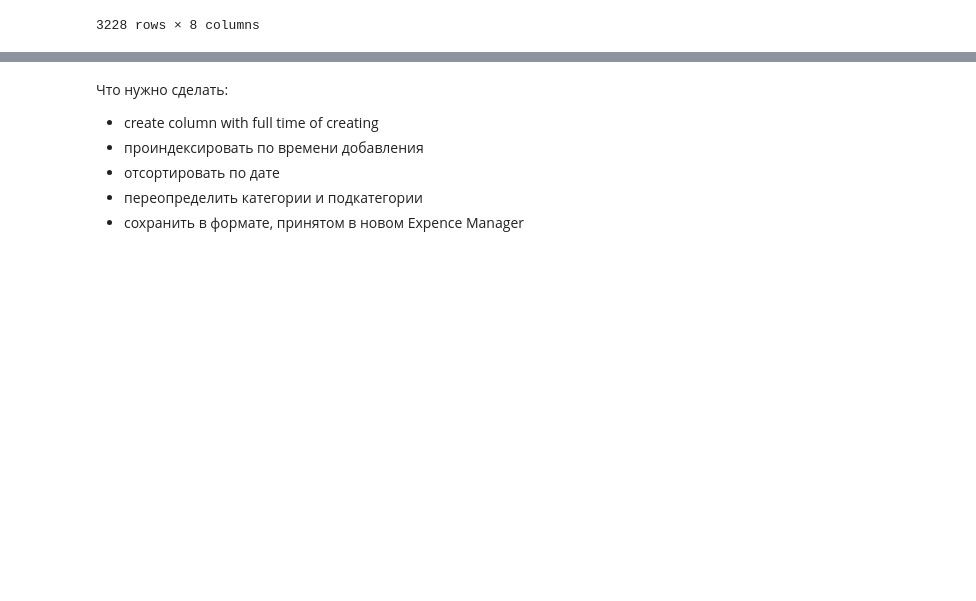
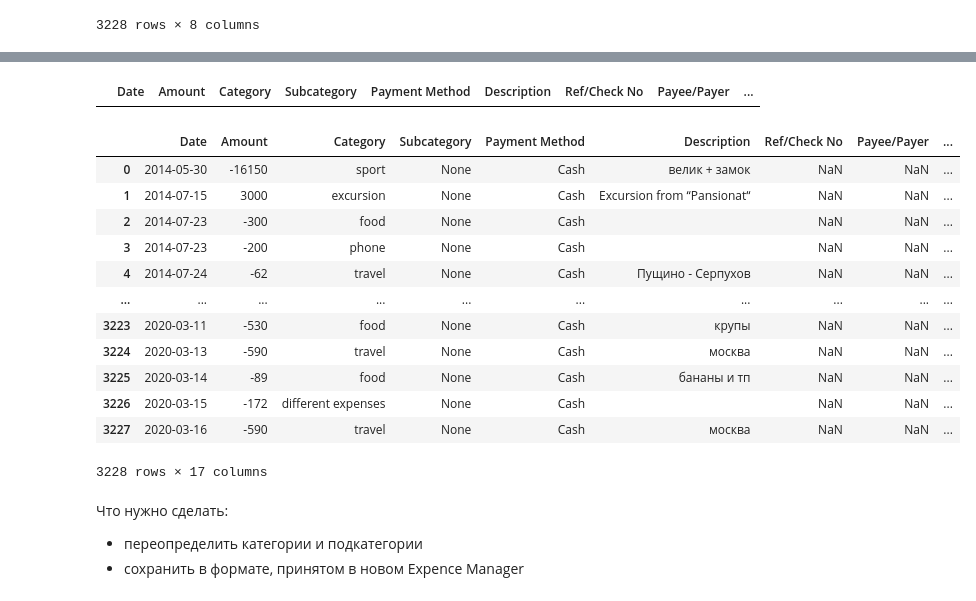
Before and after one commit to KazAndr/test_interesting_code, a Jupyter notebook: sql_reader/sql_reader.ipynb, the cells around one changed output, grey strips where cells are left out. Cells and saved outputs as stored; diff of their text form; code cells hidden in the pictures; blank space fills up the shorter version.

Commit message:
Добавлен код, сохраняющий объедененную таблицу в новый формат

```diff
--- a/sql_reader/sql_reader.ipynb
+++ b/sql_reader/sql_reader.ipynb
@@ -192,3 +193,10 @@ full_table
 | 2020-03-15 16:57:00 | 12 |  | 2020-03-15 | 172 | 16:57 | different expenses | expence | 2020-03-15 16:57 |
 | 2020-03-16 16:56:00 | 3 | москва | 2020-03-16 | 590 | 16:56 | travel | expence | 2020-03-16 16:56 |
 3228 rows × 8 columns
+# %%
+# Подгрузка файла в формате которого нужно сохранить данные
+pattern_table = pd.read_csv('expensemanager.csv')
+# %%
+pattern_columns = pattern_table.columns
+# %%
+final_table = pd.DataFrame(columns=pattern_columns)
@@ -194,0 +212,49 @@ full_table
+# %%
+final_table
+# %% [output]
+|  | Date | Amount | Category | Subcategory | Payment Method | Description | Ref/Check No | Payee/Payer | ... |
+# %%
+count = 0
+for idx, row in full_table.iterrows():
+    if row['tab_label'] == 'expence':
+        value = -1 * float(row['amnt'])
+    else:
+        value = float(row['amnt'])
+
+    final_table.loc[count] = [
+        row['itmdate'],
+        value,
+        row['category'],
+        None,
+        'Cash',
+        row['desc'],
+        np.NaN,
+        np.NaN,
+        'Uncleared',
+        np.NaN,
+        'Personal Expense',
+        np.NaN,
+        np.NaN,
+        '1 PCS',
+        np.NaN,
+        count + 1,
+        np.NaN
+    ]
+
+    count += 1
+# %%
+final_table
+# %% [output]
+|  | Date | Amount | Category | Subcategory | Payment Method | Description | Ref/Check No | Payee/Payer | ... |
+| 0 | 2014-05-30 | -16150 | sport | None | Cash | велик + замок | NaN | NaN | ... |
+| 1 | 2014-07-15 | 3000 | excursion | None | Cash | Excursion from “Pansionat“ | NaN | NaN | ... |
+| 2 | 2014-07-23 | -300 | food | None | Cash |  | NaN | NaN | ... |
+| 3 | 2014-07-23 | -200 | phone | None | Cash |  | NaN | NaN | ... |
+| 4 | 2014-07-24 | -62 | travel | None | Cash | Пущино - Серпухов | NaN | NaN | ... |
+| ... | ... | ... | ... | ... | ... | ... | ... | ... | ... |
+| 3223 | 2020-03-11 | -530 | food | None | Cash | крупы | NaN | NaN | ... |
+| 3224 | 2020-03-13 | -590 | travel | None | Cash | москва | NaN | NaN | ... |
+| 3225 | 2020-03-14 | -89 | food | None | Cash | бананы и тп | NaN | NaN | ... |
+| 3226 | 2020-03-15 | -172 | different expenses | None | Cash |  | NaN | NaN | ... |
+| 3227 | 2020-03-16 | -590 | travel | None | Cash | москва | NaN | NaN | ... |
+3228 rows × 17 columns
@@ -195,8 +263,5 @@ full_table
 # %% [markdown]
 Что нужно сделать:
 
-+ create column with full time of creating
-+ проиндексировать  по времени добавления
-+ отсортировать по дате
 + переопределить категории и подкатегории
 + сохранить в формате, принятом в новом Expence Manager
```
Also changed, not shown: parts of 3 cells of this notebook.
